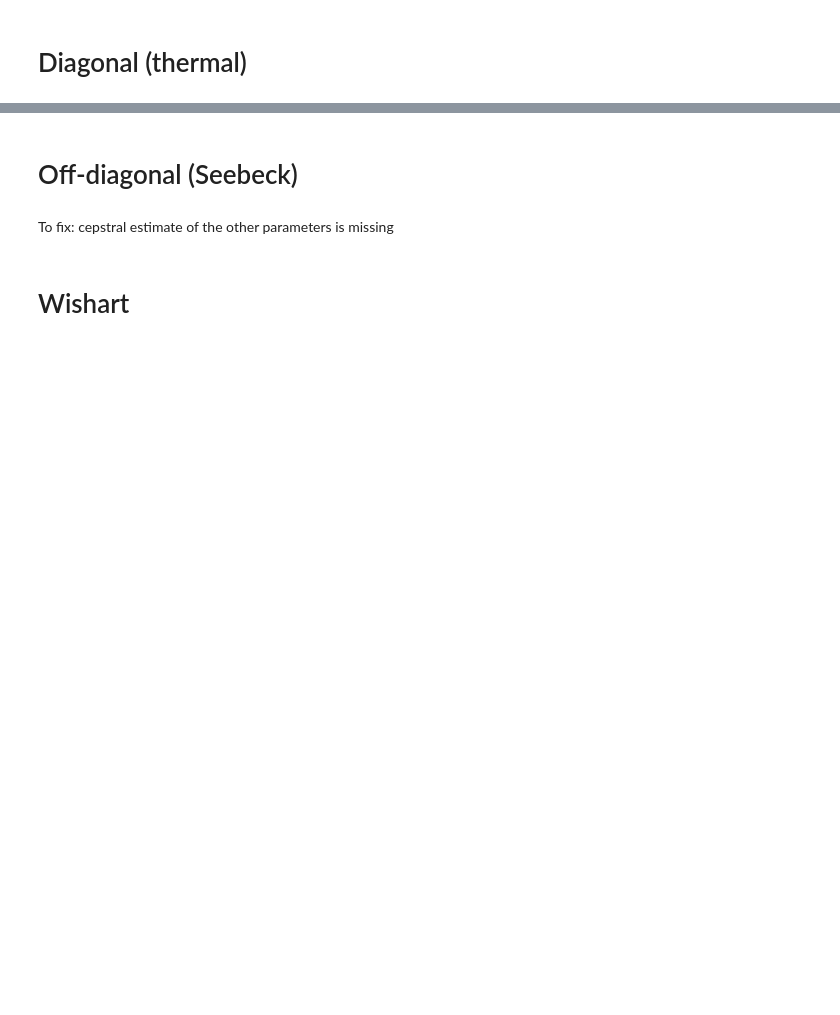
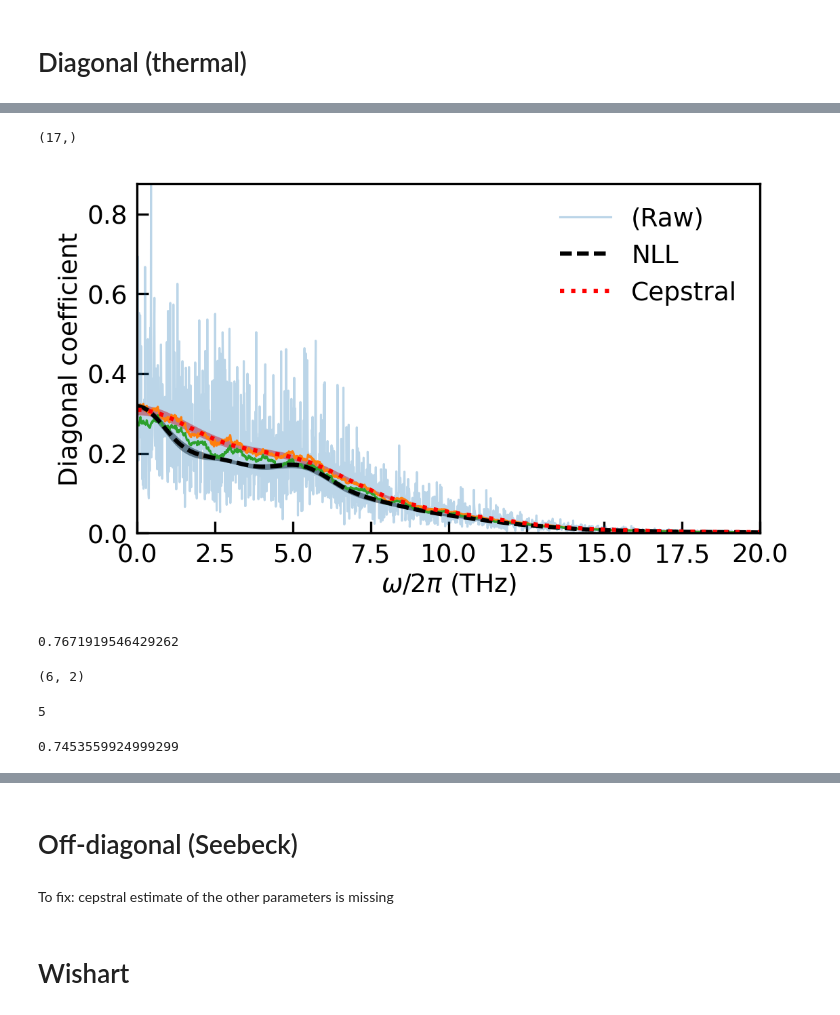
Before and after one commit to ppegolo/sportran, a Jupyter notebook: examples/07_example_negative_log_likelihood.ipynb, the cells around one changed output, grey strips where cells are left out. Saved outputs shown, nothing was run; the diff lists cells and outputs as text; code cells hidden in the pictures; blank space fills up the shorter version.

```diff
--- a/examples/07_example_negative_log_likelihood.ipynb
+++ b/examples/07_example_negative_log_likelihood.ipynb
@@ -75,15 +94,15 @@ flux = st.HeatCurrent([
 # %%
 # to check the NLL estimate
 flux_c = st.ElectricCurrent(
-    dc['ele_flux'],
+    split_bl(dc['electric_flux']),
     DT_FS=1,
-    TEMPERATURE=dc['Temeprature'],
+    TEMPERATURE=dc['Temperature'],
     VOLUME=dc['Volume'],
     UNITS='metal'
     )
-flux_c_resample = flux_c.resample(fstar_THz=20)
-flux_c_resample.filter_psd(0.1)
-flux_c_resample.cepstral_analysis()
+flux_resample = flux_c.resample(fstar_THz=20)
+flux_resample.filter_psd(0.5)
+flux_resample.cepstral_analysis()
 # %% [output]
 Using single component code.
 Using single component code.
@@ -138,13 +190,11 @@ flux_resample.cepstral_analysis()
+# %%
+np.shape(flux_resample.cepf.psd[::len(flux_resample.cepf.psd)//16]*flux_resample.KAPPA_SCALE/2)
+# %% [output]
+(17,)
 # %%
-# omega = flux_resample.maxlike.omega
-# estimate = flux_resample.NLL_spline(omega)
-# estimate_p = flux_resample.NLL_spline_upper(omega)
-# estimate_m = flux_resample.NLL_spline_lower(omega)
-
 data_chisquare = flux_resample.psd
 estimate = flux_resample.NLL_mean
-estimate_p = flux_resample.NLL_upper
-estimate_m = flux_resample.NLL_lower
+estimate_std = flux_resample.NLL_std
 
 ip = 0
 addaxes = []
@@ -155,53 +205,76 @@ fs = plt.rcParams['figure.figsize']
 fig, ax = plt.subplots()
 
 pl, = ax.plot(flux_resample.freqs_THz,
-                data_chisquare*flux_resample.KAPPA_SCALE/2,
+                flux_resample.psd*flux_resample.KAPPA_SCALE/2,
                 alpha = 0.3,
                 label = f'(Raw)',
         )
 
-ax.plot(flux_resample.freqs_THz,
-        pd.Series(data_chisquare).rolling(window=25).mean()*flux_resample.KAPPA_SCALE/2,
-        alpha = 1,
-        label = f'(MA)',
-        lw = 1.5,
-        color = pl.get_color()
-        )
+from sportran.md.tools.filter import runavefilter
+ax.plot(flux_resample.freqs_THz, runavefilter(flux_resample.psd, 50)*flux_resample.KAPPA_SCALE/2)
+ax.plot(flux_resample.freqs_THz, np.exp(runavefilter(np.log(flux_resample.psd), 50))*flux_resample.KAPPA_SCALE/2)
+
+# ax.plot(flux_resample.freqs_THz,
+#         flux_resample.fpsd*flux_resample.KAPPA_SCALE/2,
+#         alpha = 1,
+#         label = f'(MA)',
+#         lw = 1.5,
+#         color = pl.get_color()
+#         )
 
 ymin, ymax = ax.get_ylim()
 
-x, y = flux_resample.freqs_THz, estimate*flux_resample.KAPPA_SCALE/2
-ym, yp = estimate_m*flux_resample.KAPPA_SCALE/2, estimate_p*flux_resample.KAPPA_SCALE/2
+x, y = flux_resample.freqs_THz, estimate*flux_resample.KAPPA_SCALE/2 / (np.sqrt(5)/3)
+y_std = estimate_std*flux_resample.KAPPA_SCALE/2
 ax.plot(x,
         y,
         color = 'k',
         lw = 1.5,
         label = 'NLL',
         ls = '--')
 ax.fill_between(x,
-                ym,
-                yp,
+                y-y_std,
+                y+y_std,
                 color = 'k',
                 alpha = 0.5)
 
 x, y = flux_resample.freqs_THz, flux_resample.cepf.psd*flux_resample.KAPPA_SCALE/2
 y_std = flux_resample.kappa_std/flux_resample.kappa * y
 ax.plot(x,
         y,
         color = 'r',
         lw = 1.5,
         label = 'Cepstral',
         ls = ':')
 ax.fill_between(x,
                 y-y_std,
                 y+y_std,
                 color = 'r',
                 alpha = 0.5)
 
 ax.set_ylim(0,ymax)
 ax.set_xlabel('$\omega/2\pi$ (THz)')
 ax.set_ylabel('Diagonal coefficient')
 
 ax.legend()
+# ax.set_xlim(0,1)
 
 fig.tight_layout()
+# %% [output]
+[figure, added]
+# %%
+1/ (flux_resample.cepf.tau_cutoffK / flux_resample.maxlike.NLL_mean[0])
+# %% [output]
+0.7671919546429262
+# %%
+flux_resample.N_EQUIV_COMPONENTS, flux_resample.N_CURRENTS
+# %% [output]
+(6, 2)
+# %%
+flux_resample.ndf_chi
+# %% [output]
+5
+# %%
+np.sqrt(5)/3
+# %% [output]
+0.7453559924999299
```
Also changed, not shown: parts of 21 cells of this notebook, 5 other files.
